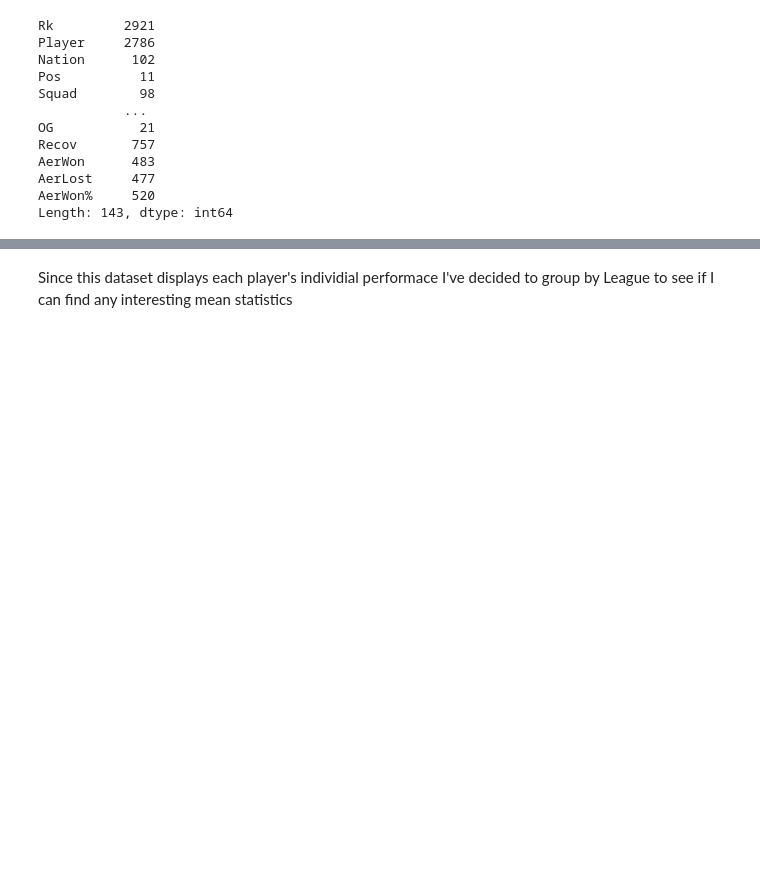
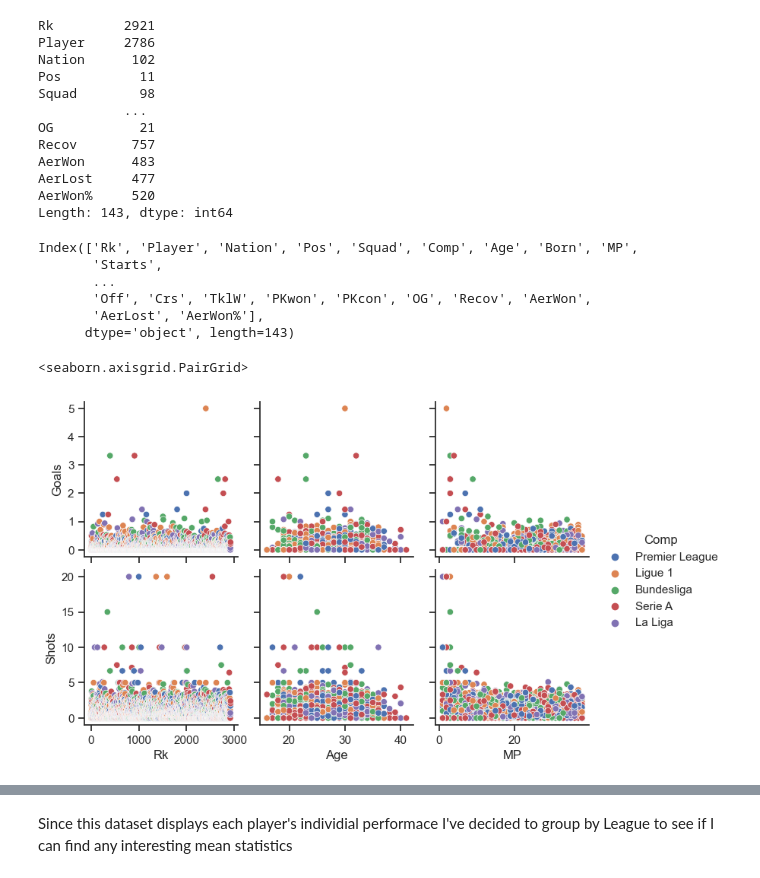
Before and after one commit to ubco-W2022T1-cosc301/project-group-25, a Jupyter notebook: notebooks/analysis2.ipynb, the cells around one changed output, grey strips where cells are left out. Saved outputs shown, nothing was run; the diff lists cells and outputs as text; code cells hidden in the pictures; blank space fills up the shorter version.

```diff
--- a/notebooks/analysis2.ipynb
+++ b/notebooks/analysis2.ipynb
@@ -78,3 +78,23 @@ AerWon      483
 AerLost     477
 AerWon%     520
 Length: 143, dtype: int64
+# %%
+df.columns
+# %% [output]
+Index(['Rk', 'Player', 'Nation', 'Pos', 'Squad', 'Comp', 'Age', 'Born', 'MP',
+       'Starts',
+       ...
+       'Off', 'Crs', 'TklW', 'PKwon', 'PKcon', 'OG', 'Recov', 'AerWon',
+       'AerLost', 'AerWon%'],
+      dtype='object', length=143)
+# %%
+df
+sns.pairplot(
+    df,
+    x_vars=["Rk", "Age", "MP"],
+    y_vars=["Goals", "Shots"],
+    hue="Comp"
+)
+# %% [output]
+<seaborn.axisgrid.PairGrid>
+[figure, added]
```
Also changed, not shown: parts of 24 cells of this notebook, 1 other file.
